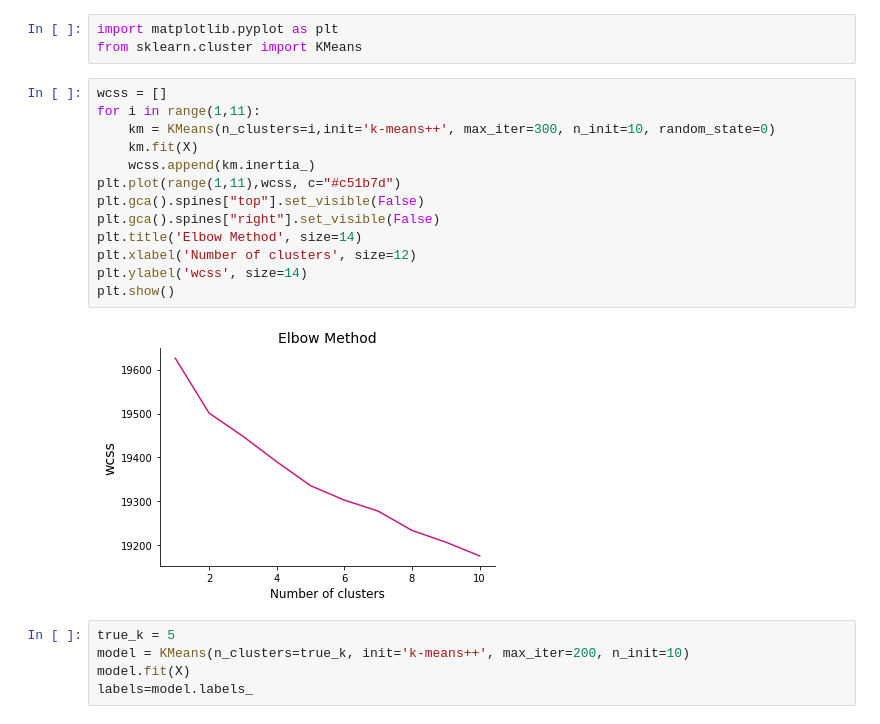
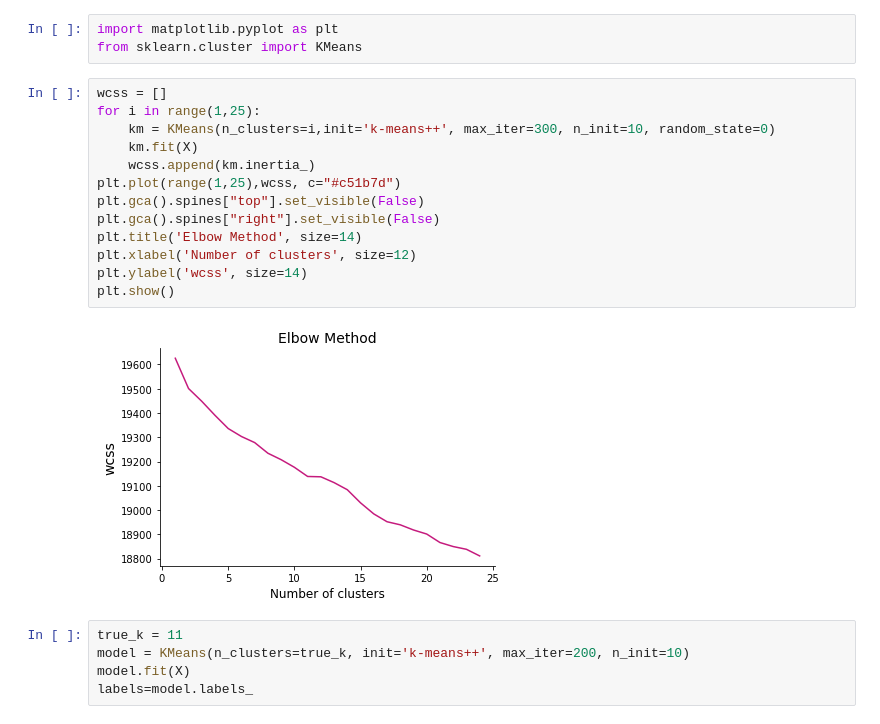
Before and after one commit to akhilsingh-dev/us-election-tweets, a Jupyter notebook: notebooks/cluster.ipynb, the cells around one changed output. Cells and saved outputs as stored; diff of their text form.

Commit message:
range-1 to 25 for k value

```diff
--- a/notebooks/cluster.ipynb
+++ b/notebooks/cluster.ipynb
@@ -76,21 +76,21 @@ import matplotlib.pyplot as plt
 from sklearn.cluster import KMeans
 # %%
 wcss = []
-for i in range(1,11):
+for i in range(1,25):
     km = KMeans(n_clusters=i,init='k-means++', max_iter=300, n_init=10, random_state=0)
     km.fit(X)
     wcss.append(km.inertia_)
-plt.plot(range(1,11),wcss, c="#c51b7d")
+plt.plot(range(1,25),wcss, c="#c51b7d")
 plt.gca().spines["top"].set_visible(False)
 plt.gca().spines["right"].set_visible(False)
 plt.title('Elbow Method', size=14)
 plt.xlabel('Number of clusters', size=12)
 plt.ylabel('wcss', size=14)
 plt.show()
 # %% [output]
-[figure, old version]
+[figure, new version]
 # %%
-true_k = 5
+true_k = 11
 model = KMeans(n_clusters=true_k, init='k-means++', max_iter=200, n_init=10)
 model.fit(X)
 labels=model.labels_
```
Also changed, not shown: parts of 1 cell of this notebook.
